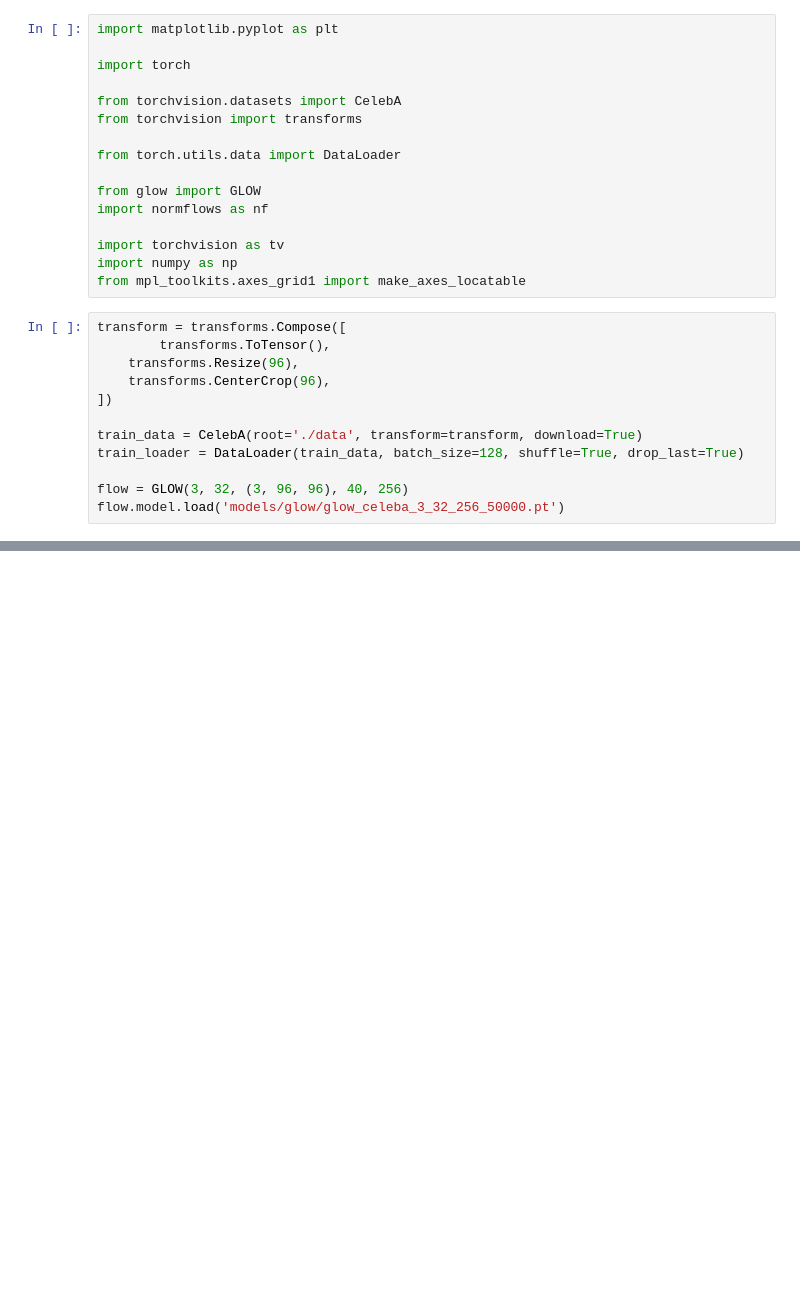
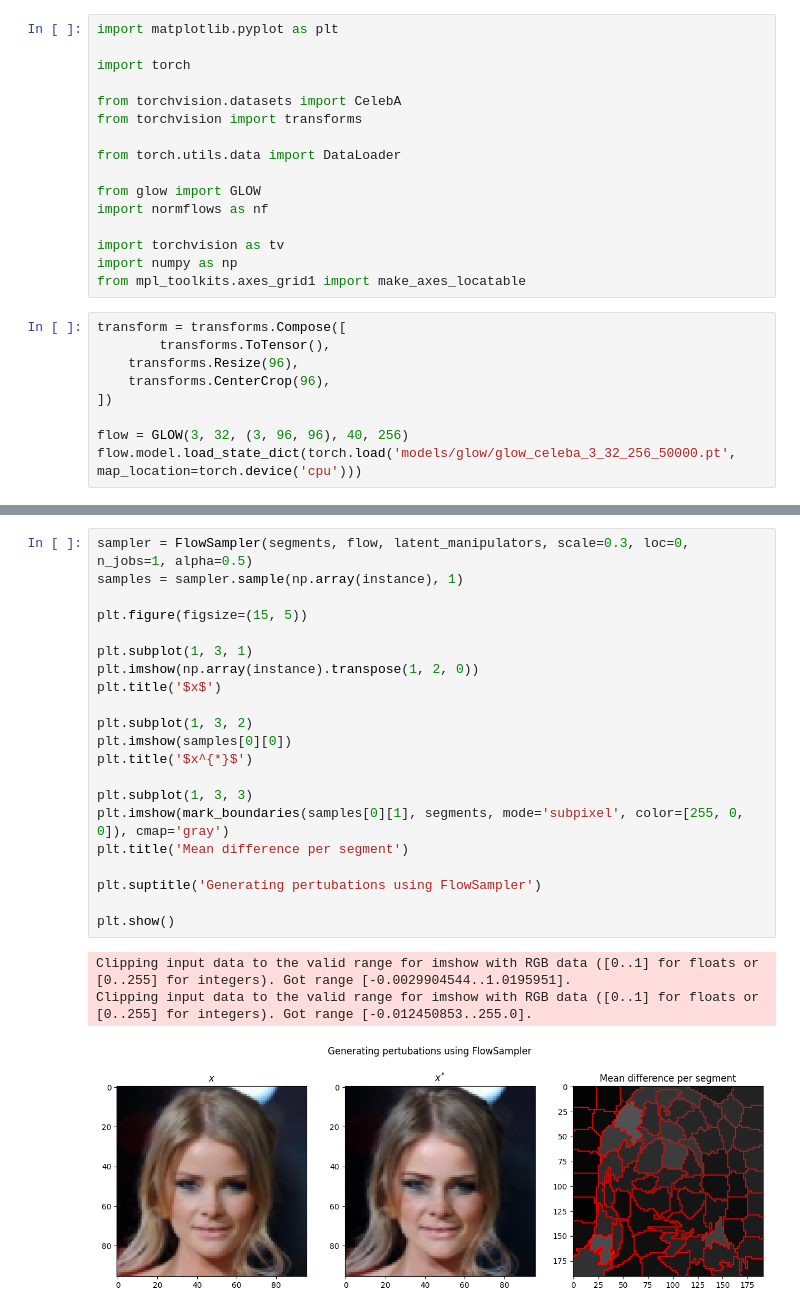
Before and after one commit to LuanAdemi/glime-proto, a Jupyter notebook: test_nflows_celeba.ipynb, the cells around one changed output, grey strips where cells are left out. Saved outputs shown, nothing was run; the diff lists cells and outputs as text; blank space fills up the shorter version.

```diff
--- a/test_nflows_celeba.ipynb
+++ b/test_nflows_celeba.ipynb
@@ -21,9 +21,6 @@ transform = transforms.Compose([
     transforms.CenterCrop(96),
 ])
 
-train_data = CelebA(root='./data', transform=transform, download=True)
-train_loader = DataLoader(train_data, batch_size=128, shuffle=True, drop_last=True)
-
 flow = GLOW(3, 32, (3, 96, 96), 40, 256)
-flow.model.load('models/glow/glow_celeba_3_32_256_50000.pt')
+flow.model.load_state_dict(torch.load('models/glow/glow_celeba_3_32_256_50000.pt', map_location=torch.device('cpu')))
 # %% [output]
@@ -96,0 +135,25 @@ Text(0.5, 0.98, 'Manipulating latent space')
+# %%
+sampler = FlowSampler(segments, flow, latent_manipulators, scale=0.3, loc=0, n_jobs=1, alpha=0.5)
+samples = sampler.sample(np.array(instance), 1)
+
+plt.figure(figsize=(15, 5))
+
+plt.subplot(1, 3, 1)
+plt.imshow(np.array(instance).transpose(1, 2, 0))
+plt.title('$x$')
+
+plt.subplot(1, 3, 2)
+plt.imshow(samples[0][0])
+plt.title('$x^{*}$')
+
+plt.subplot(1, 3, 3)
+plt.imshow(mark_boundaries(samples[0][1], segments, mode='subpixel', color=[255, 0, 0]), cmap='gray')
+plt.title('Mean difference per segment')
+
+plt.suptitle('Generating pertubations using FlowSampler')
+
+plt.show()
+# %% [output]
+Clipping input data to the valid range for imshow with RGB data ([0..1] for floats or [0..255] for integers). Got range [-0.0029904544..1.0195951].
+Clipping input data to the valid range for imshow with RGB data ([0..1] for floats or [0..255] for integers). Got range [-0.012450853..255.0].
+[figure, added]
```
Also changed, not shown: parts of 4 cells of this notebook, 4 other files.
